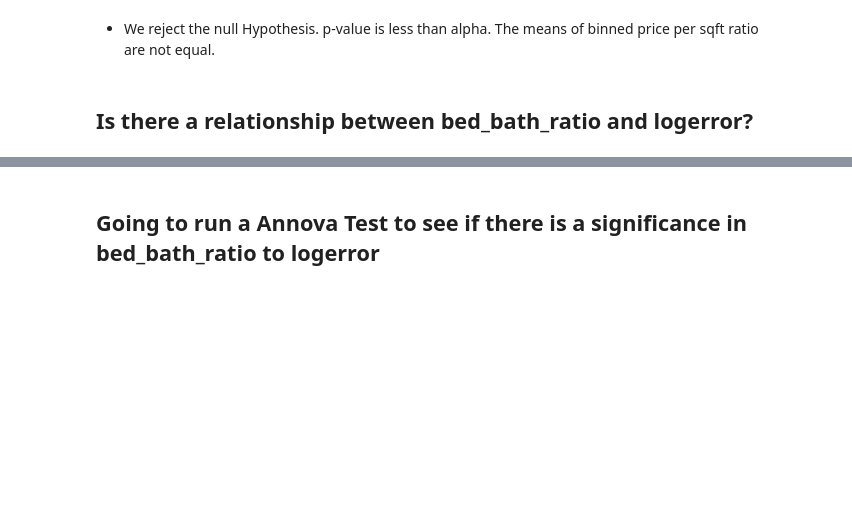
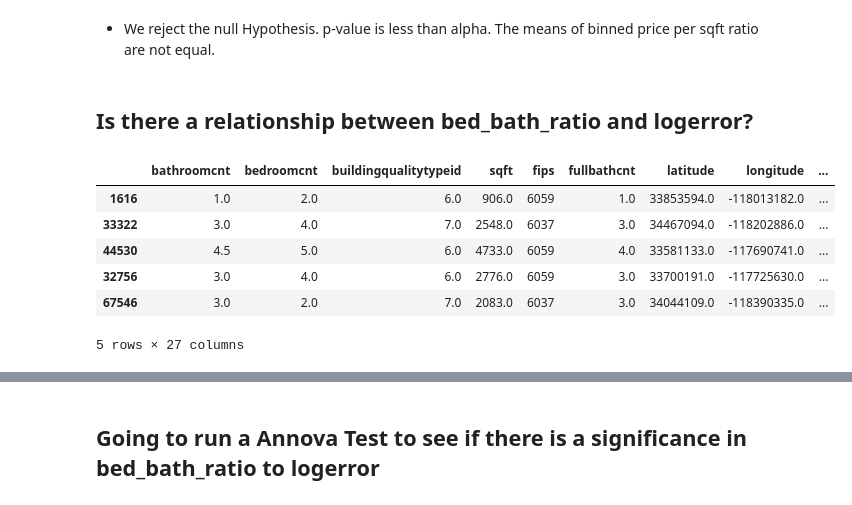
Before and after one commit to george887/clustering_project, a Jupyter notebook: MVP_walkthru.ipynb, the cells around one changed output, grey strips where cells are left out. Drawn from its saved outputs; the diff is of its cells as text; code cells hidden in the pictures; blank space fills up the shorter version.

```diff
--- a/MVP_walkthru.ipynb
+++ b/MVP_walkthru.ipynb
@@ -116,6 +148,17 @@ f, p
 - We reject the null Hypothesis. p-value is less than alpha. The means of binned price per sqft ratio are not equal.
 # %% [markdown]
 ## Is there a relationship between  bed_bath_ratio and logerror?
+# %%
+train['bed_bath_ratio'] = train["bed_bath_ratio"].round(2)
+train.head()
+# %% [output]
+|  | bathroomcnt | bedroomcnt | buildingqualitytypeid | sqft | fips | fullbathcnt | latitude | longitude | ... |
+| 1616 | 1.0 | 2.0 | 6.0 | 906.0 | 6059 | 1.0 | 33853594.0 | -118013182.0 | ... |
+| 33322 | 3.0 | 4.0 | 7.0 | 2548.0 | 6037 | 3.0 | 34467094.0 | -118202886.0 | ... |
+| 44530 | 4.5 | 5.0 | 6.0 | 4733.0 | 6059 | 4.0 | 33581133.0 | -117690741.0 | ... |
+| 32756 | 3.0 | 4.0 | 6.0 | 2776.0 | 6059 | 3.0 | 33700191.0 | -117725630.0 | ... |
+| 67546 | 3.0 | 2.0 | 7.0 | 2083.0 | 6037 | 3.0 | 34044109.0 | -118390335.0 | ... |
+5 rows × 27 columns
 # %%
 ax = sns.barplot(x= 'bed_bath_ratio', y = 'logerror', data = train)
 plt.title('Is there a relationship between bed bath ratio and logerror?')
```
Also changed, not shown: parts of 58 cells of this notebook, 1 other file.
